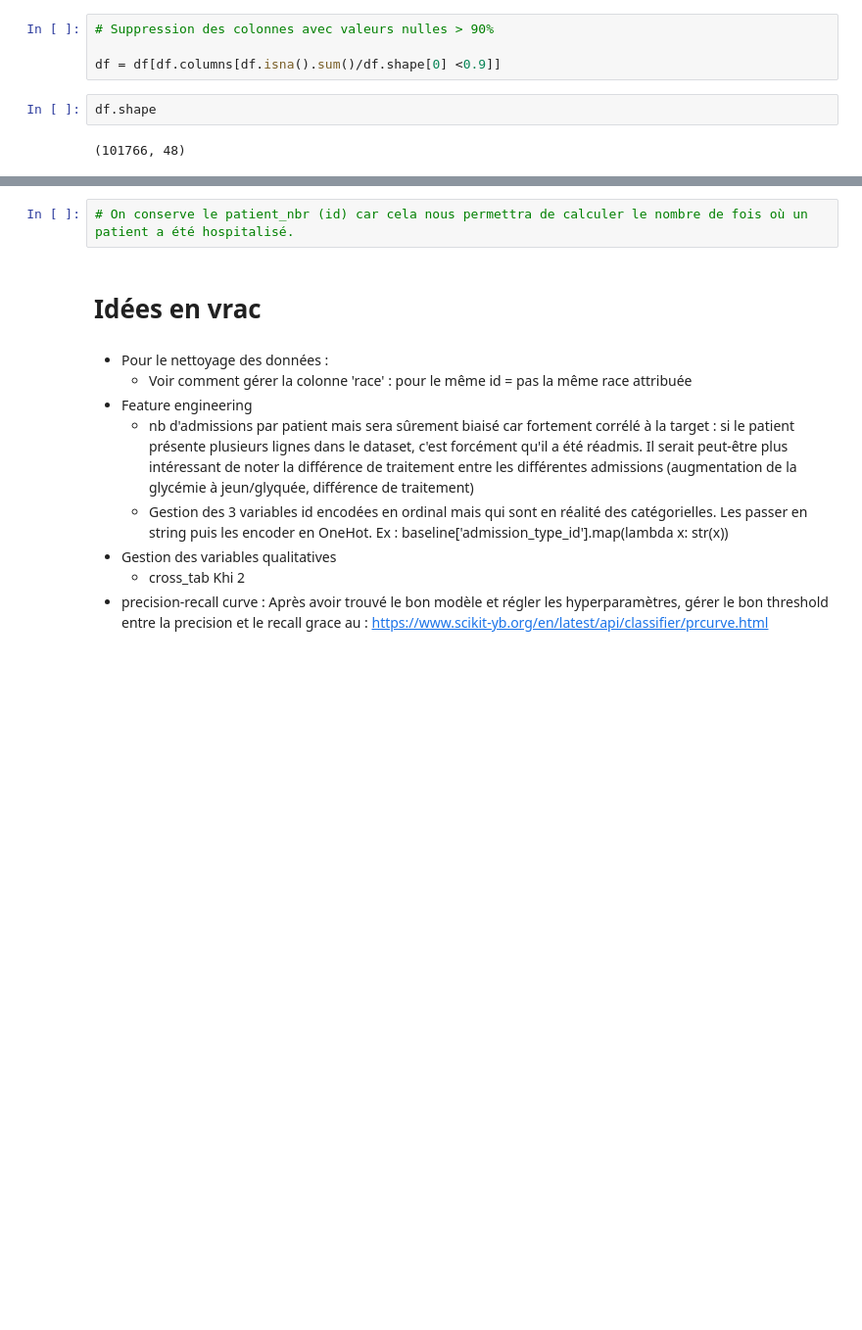
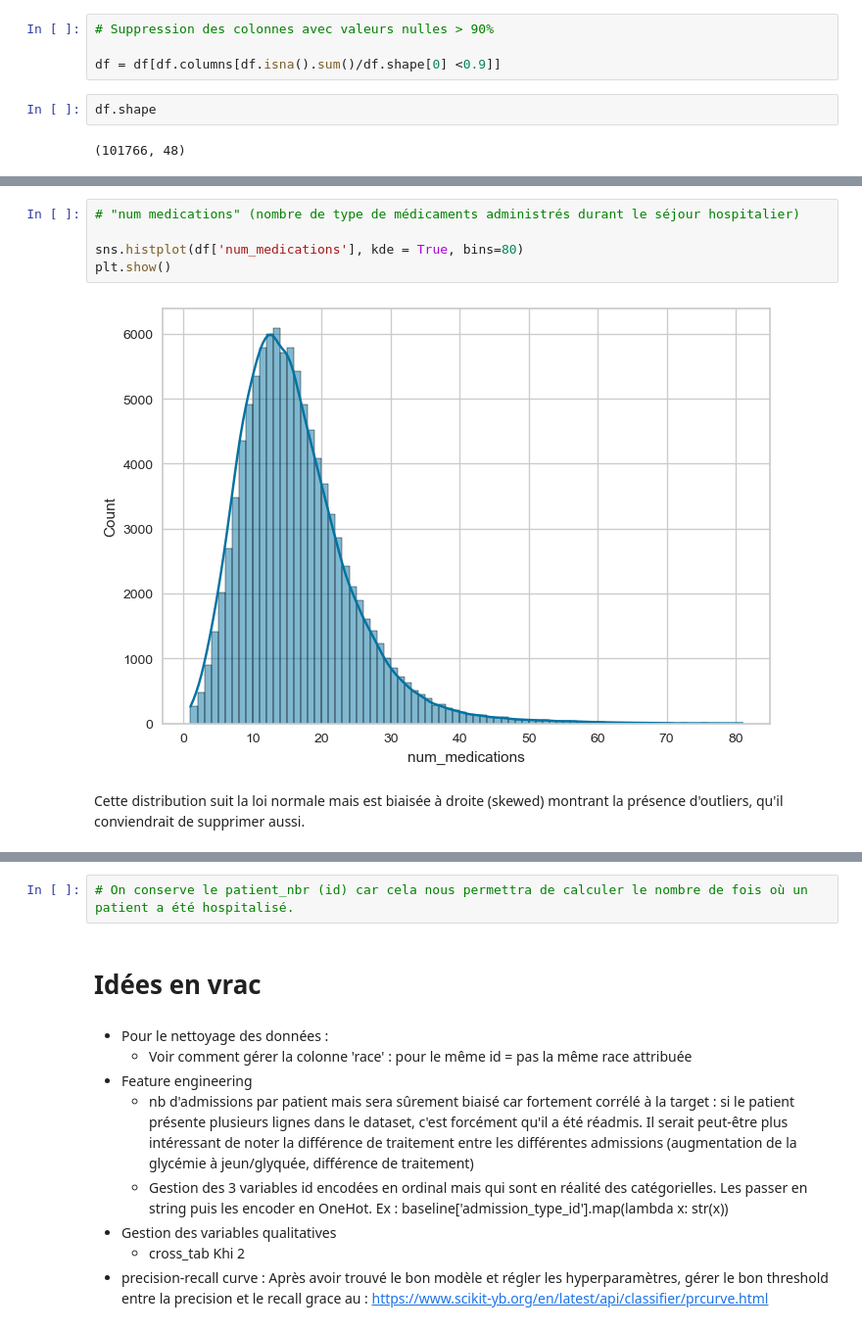
Before and after one commit to Gwendelina/130US_diabete, a Jupyter notebook: 130US_diabete.ipynb, the cells around one changed output, grey strips where cells are left out. Shown at 98% size. Drawn from its saved outputs; the diff is of its cells as text; blank space fills up the shorter version.

```diff
--- a/130US_diabete.ipynb
+++ b/130US_diabete.ipynb
@@ -905,0 +995,9 @@ df.shape
+# %%
+# "num medications" (nombre de type de médicaments administrés durant le séjour hospitalier)
+
+sns.histplot(df['num_medications'], kde = True, bins=80)
+plt.show()
+# %% [output]
+[figure, added]
+# %% [markdown]
+Cette distribution suit la loi normale mais est biaisée à droite (skewed) montrant la présence d'outliers, qu'il conviendrait de supprimer aussi.
```
Also changed, not shown: parts of 47 cells of this notebook.
